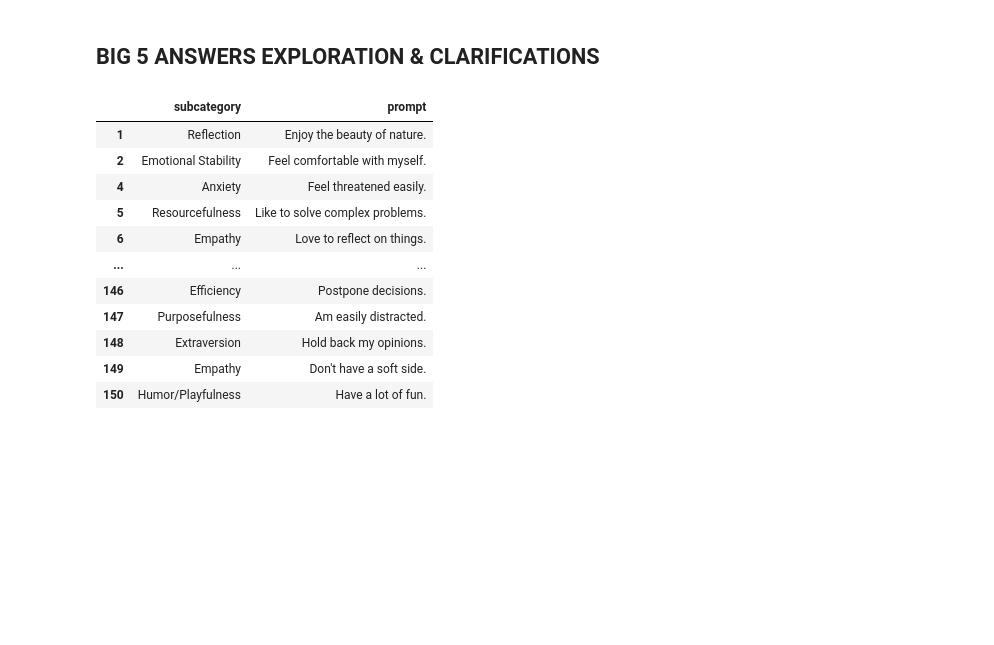
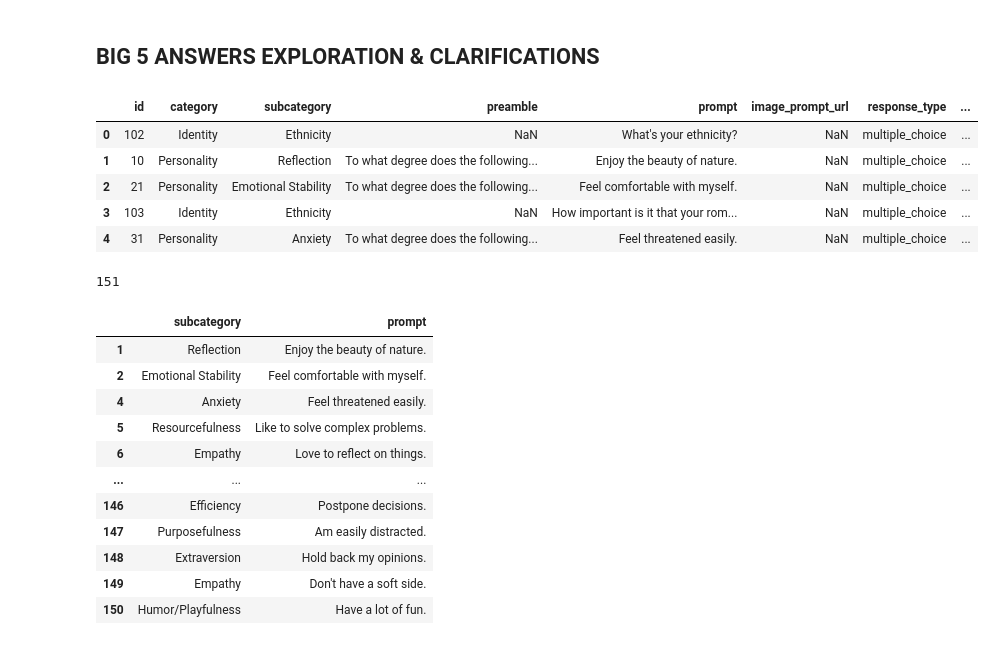
Before and after one commit to carleondel/mixmosa-anonymized-data, a Jupyter notebook: data analysis/Big5_clarification.ipynb, the cells around one changed output. Cells and saved outputs as stored; diff of their text form; code cells hidden in the pictures; blank space fills up the shorter version.

```diff
--- a/data analysis/Big5_clarification.ipynb
+++ b/data analysis/Big5_clarification.ipynb
@@ -8,6 +8,19 @@ import seaborn as sns
 # %%
 questions = pd.read_csv('../csv/questions.csv')
 responses = pd.read_csv('../csv/responses.csv')
+# %%
+questions.head()
+# %% [output]
+|  | id | category | subcategory | preamble | prompt | image_prompt_url | response_type | ... |
+| 0 | 102 | Identity | Ethnicity | NaN | What's your ethnicity? | NaN | multiple_choice | ... |
+| 1 | 10 | Personality | Reflection | To what degree does the following... | Enjoy the beauty of nature. | NaN | multiple_choice | ... |
+| 2 | 21 | Personality | Emotional Stability | To what degree does the following... | Feel comfortable with myself. | NaN | multiple_choice | ... |
+| 3 | 103 | Identity | Ethnicity | NaN | How important is it that your rom... | NaN | multiple_choice | ... |
+| 4 | 31 | Personality | Anxiety | To what degree does the following... | Feel threatened easily. | NaN | multiple_choice | ... |
+# %%
+len(questions)
+# %% [output]
+151
 # %%
 questions[questions['category']=='Personality'][['subcategory','prompt']]
 # %% [output]
```
Also changed, not shown: parts of 22 cells of this notebook.
